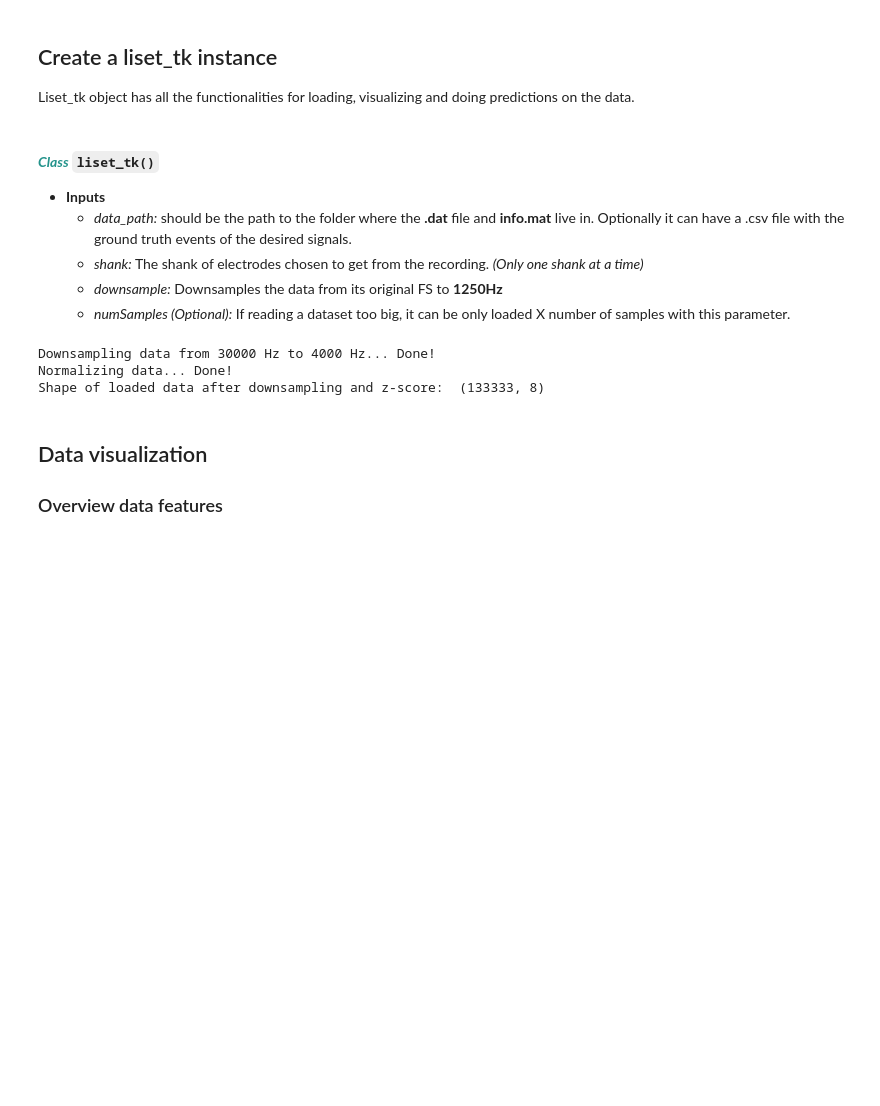
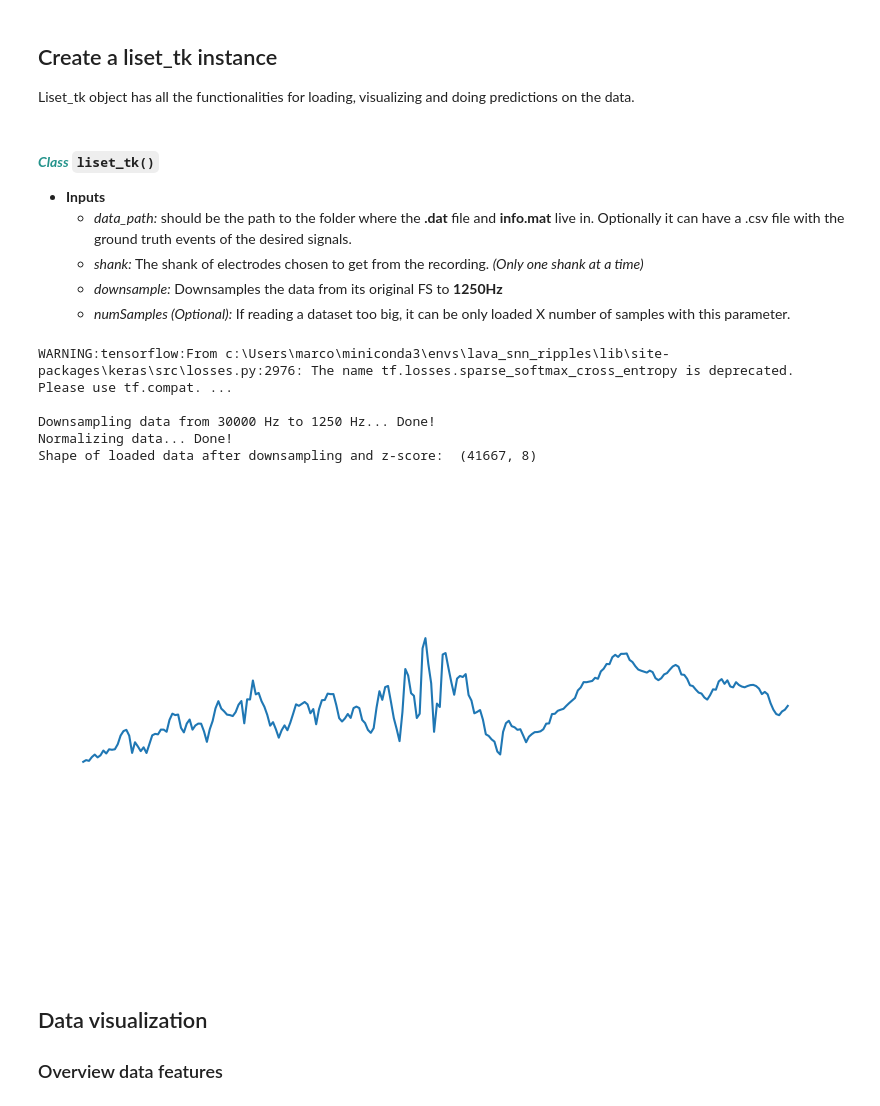
Before and after one commit to MarcosOriolPago/LAVA_SNN_ripples, a Jupyter notebook: liset_tk/walkthrough.ipynb, the cells around one changed output. Drawn from its saved outputs; the diff is of its cells as text; code cells hidden in the pictures; blank space fills up the shorter version.

```diff
--- a/liset_tk/walkthrough.ipynb
+++ b/liset_tk/walkthrough.ipynb
@@ -15,12 +15,19 @@ import sys
 from liset_tk import liset_tk
 
 # Define the path to your data
-path = r'C:\__NeuroSpark_Liset_Dataset__\neurospark_mat\CNN TRAINING SESSIONS\Amigo2_1_hippo_2019-07-11_11-57-07_1150um' # Modify this to your data path folder
-liset = liset_tk(data_path=path, shank=3, downsample=4000, verbose=True, start=1000000, numSamples=1000000)
+path = r'../../data/CNN_TRAINING_SESSIONS/Amigo2_1_hippo_2019-07-11_11-57-07_1150um' # Modify this to your data path folder
+liset = liset_tk(data_path=path, shank=3, downsample=1250, verbose=True, numSamples=1000000)
 # %% [output]
-Downsampling data from 30000 Hz to 4000 Hz... Done!
+WARNING:tensorflow:From c:\Users\marco\miniconda3\envs\lava_snn_ripples\lib\site-packages\keras\src\losses.py:2976: The name tf.losses.sparse_softmax_cross_entropy is deprecated. Please use tf.compat. ...
+
+Downsampling data from 30000 Hz to 1250 Hz... Done!
 Normalizing data... Done!
-Shape of loaded data after downsampling and z-score:  (133333, 8)
+Shape of loaded data after downsampling and z-score:  (41667, 8)
+# %%
+liset.plot_event(liset.ripples_GT[11], extend=100, plain=True, filtered=[], line_color='', ylim=[-10,10], ch=[5])
+liset.savefig(r'C:\Users\marco\UIC\4\2sem\TFG\work_report\presentation\img\SWR_def.svg')
+# %% [output]
+[figure, added]
 # %% [markdown]
 ## Data visualization
 ### Overview data features
```
Also changed, not shown: 9 other files.
